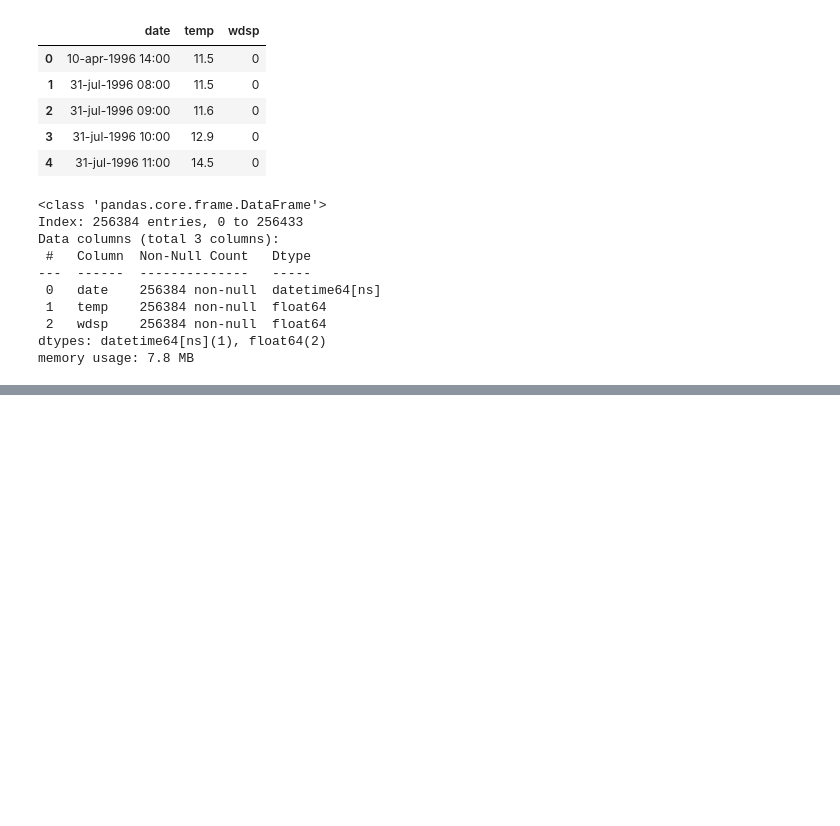
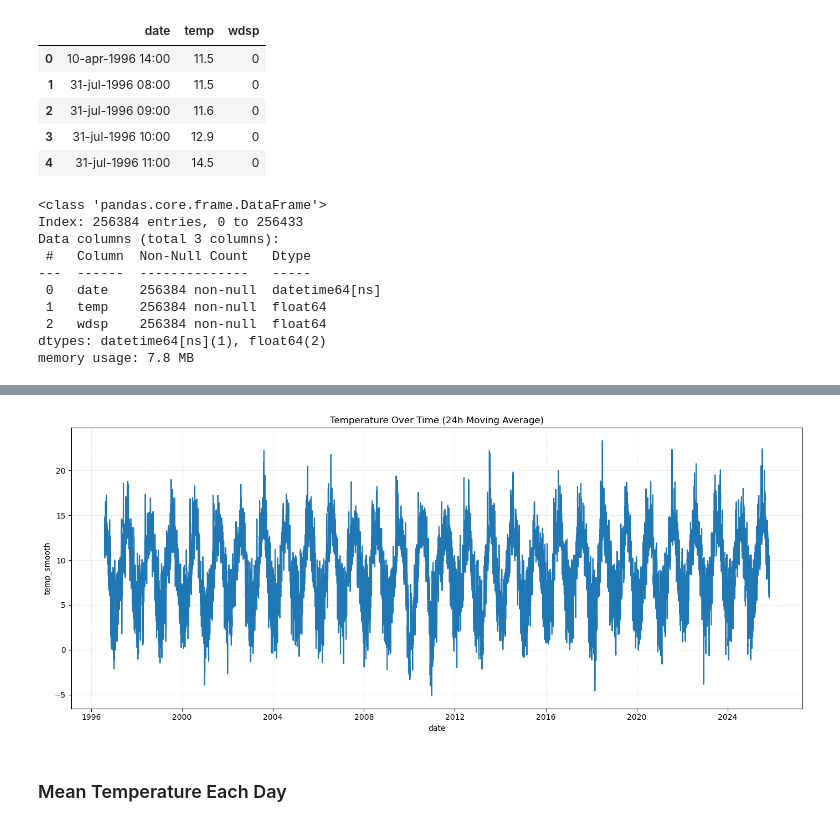
Before and after one commit to Glogover/programming-for-data-analytics, a Jupyter notebook: assignments/assignment_6_Weather.ipynb, the cells around one changed output, grey strips where cells are left out. Saved outputs shown, nothing was run; the diff lists cells and outputs as text; code cells hidden in the pictures; blank space fills up the shorter version.

```diff
--- a/assignments/assignment_6_Weather.ipynb
+++ b/assignments/assignment_6_Weather.ipynb
@@ -142,0 +179,16 @@ memory usage: 7.8 MB
+# %%
+# Smoothing the line (moving average) to reduce noise
+
+cleandf['temp_smooth'] = cleandf['temp'].rolling(window=24, center=True).mean()
+
+plt.figure(figsize=(14, 6))
+sns.lineplot(data=cleandf, x="date", y="temp_smooth")
+
+plt.title("Temperature Over Time (24h Moving Average)")
+plt.grid(True, linestyle='--', alpha=0.3)
+plt.tight_layout()
+plt.show()
+# %% [output]
+[figure, added]
+# %% [markdown]
+### Mean Temperature Each Day
```
Also changed, not shown: parts of 10 cells of this notebook, 1 other file.
